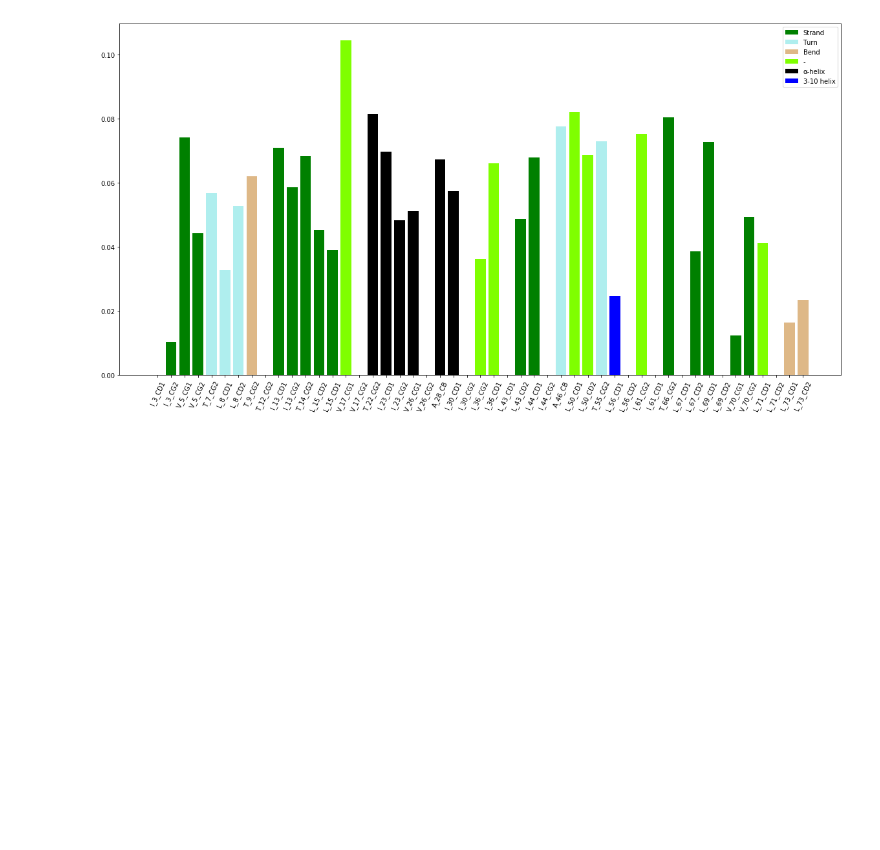
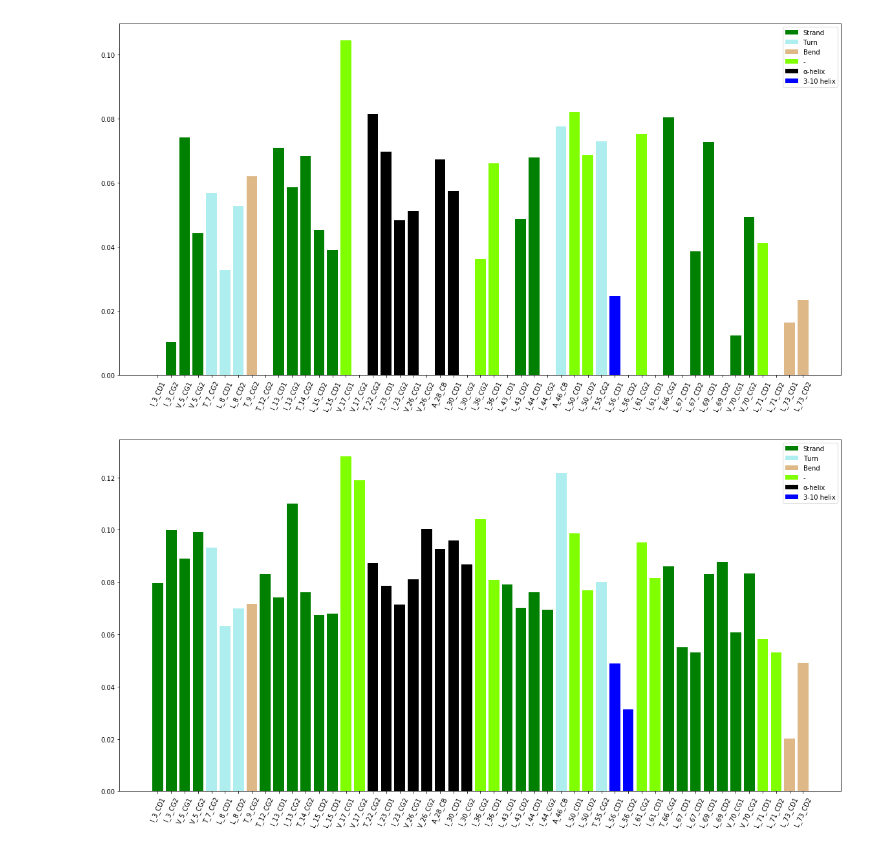
Before and after one commit to OOLebedenko/md-timescales, a Jupyter notebook: plot_order_parameter/plot_order_parameter.ipynb, the cells around one changed output. Drawn from its saved outputs; the diff is of its cells as text; code cells hidden in the pictures; blank space fills up the shorter version.

```diff
--- a/plot_order_parameter/plot_order_parameter.ipynb
+++ b/plot_order_parameter/plot_order_parameter.ipynb
@@ -16,4 +16,12 @@ model = structure[0]
 # %%
  with open('1ubq_dssp.pickle', 'rb') as f:
         dssp = pickle.load(f)
+# %%
+fit = pd.read_csv("./fit/tau_4_exp.csv")
+fit_3 = pd.read_csv("./fit/tau_3_exp.csv")
+fit_2 = pd.read_csv("./fit/tau_2_exp.csv")
+
+parameter_order_4 = fit.constant
+parameter_order_3 = fit_3.constant
+parameter_order_2 = fit_2.constant
 # %%
@@ -51,6 +47,7 @@ height = parameter_order
 bars = names
 y_pos = np.arange(len(bars))
 # %%
+height = parameter_order_4
 use =set()
 plt.figure(figsize=(20,10))
 for j in range(len(height)):
@@ -64,3 +61,18 @@ plt.legend()
 plt.show()
 # %% [output]
 [figure]
+# %%
+height = parameter_order_3
+use =set()
+plt.figure(figsize=(20,10))
+for j in range(len(height)):
+    label = secondary_structure[j]
+    if label in use:
+        label = None
+    plt.bar(y_pos[j], height[j], color=color[j], label=label)
+    use.add(secondary_structure[j])
+plt.xticks(y_pos, bars, rotation=65)
+plt.legend()
+plt.show()
+# %% [output]
+[figure, added]
```
Also changed, not shown: parts of 4 cells of this notebook.
